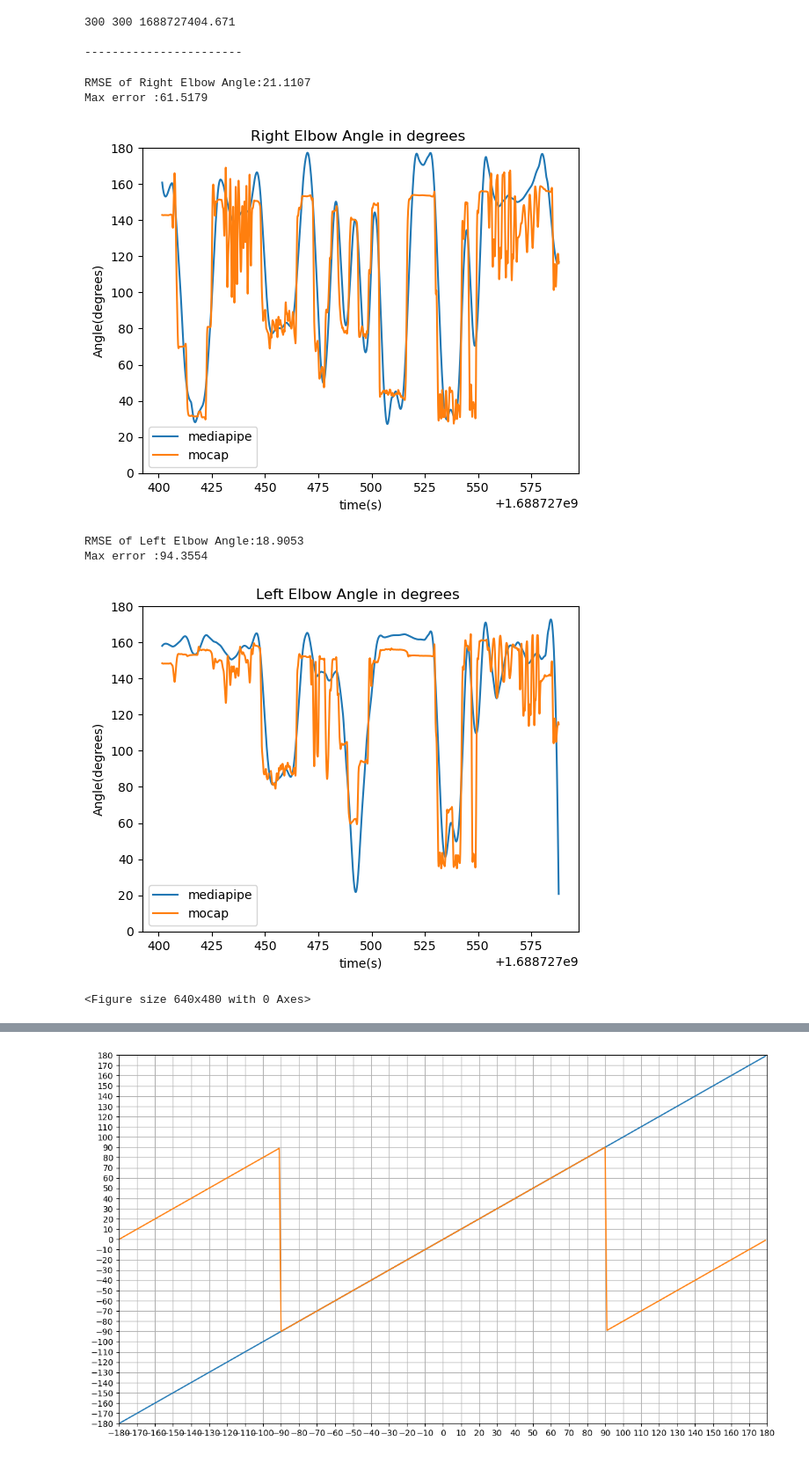
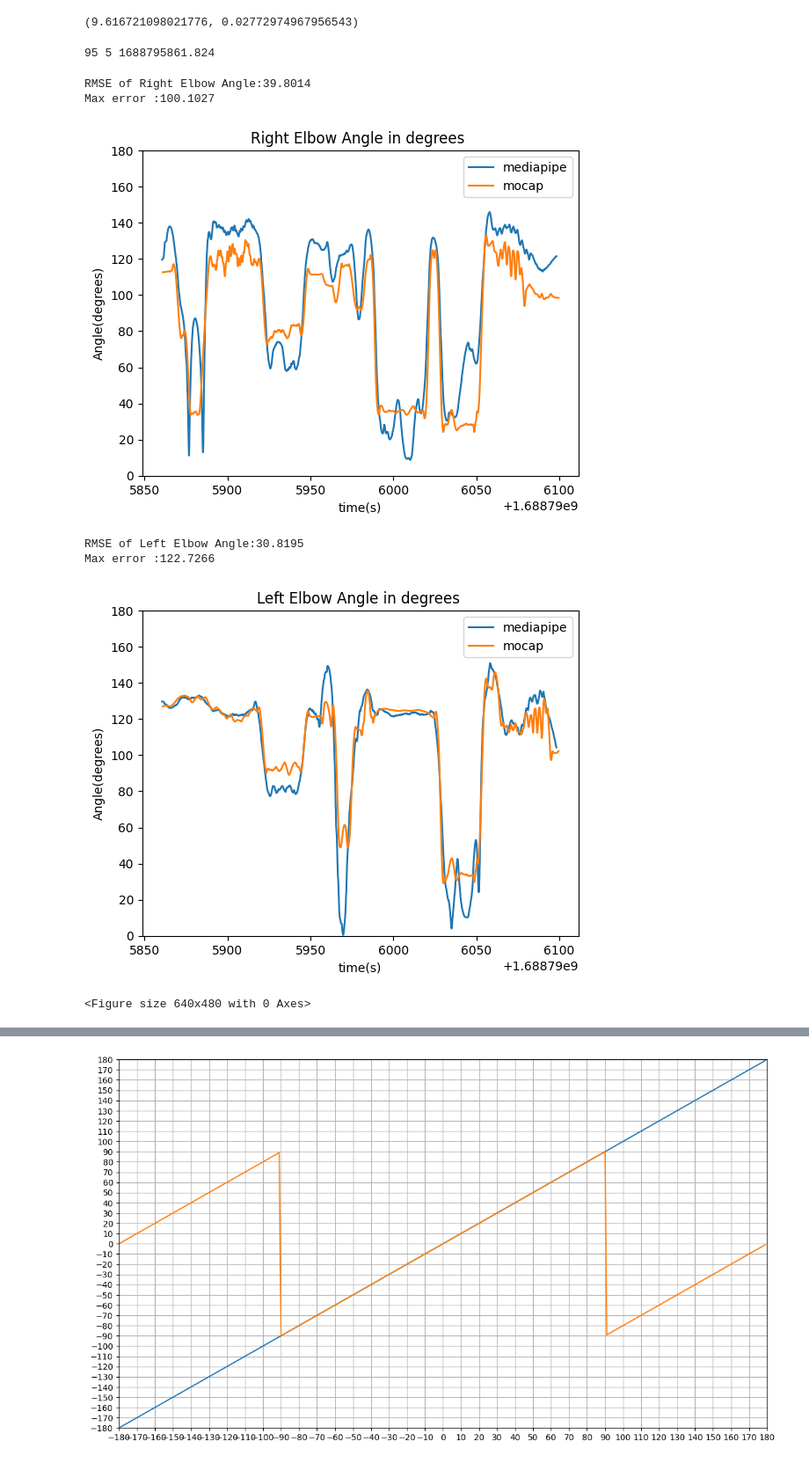
Before and after one commit to ArpanJohn/PoseEstimation, a Jupyter notebook: upperbody/5.Euler angles.ipynb, the cells around one changed output, grey strips where cells are left out. Shown at 88% size. Drawn from its saved outputs; the diff is of its cells as text; code cells hidden in the pictures.

```diff
--- a/upperbody/5.Euler angles.ipynb
+++ b/upperbody/5.Euler angles.ipynb
@@ -89,3 +92,7 @@ df_mpipe=df2
+# %%
+print(RMSE(df_mocap['epoch_time'].tolist(),df_mpipe['epoch_time'].tolist(),df_mocap['epoch_time'].to_numpy(),df_mpipe['epoch_time'].to_numpy()))
+# %% [output]
+(9.616721098021776, 0.02772974967956543)
 # %%
 def pvt_mpipe(x,t,ylabel='Angle (degrees)'):
     y=[]
@@ -115,13 +122,11 @@ def pvt_mpipe(x,t,ylabel='Angle (degrees)'):
     plt.ylabel('Angle(degrees)')
     plt.legend(['mediapipe','mocap'])
 
-def pvt_mocap(x,t,ylabel='Angle (degrees)'):
+def pvt(x,t):
     y=[]
     for i in x:
         y.append(i)
-    w = savgol_filter(y,  101,3)
-    plt.plot(t,w)
-    plt.ylabel(ylabel)
+    plt.plot(t,y)
     plt.xlabel('time(s)')
     plt.ylabel('Angle(degrees)')
     plt.legend(['mediapipe','mocap'])
@@ -146,10 +151,8 @@ def save_graph_to_pptx(prs, graph, description, slide_width=6, slide_height=4.5)
 # %%
 # Finding the calibration frame
 f = False
-for ind, val in enumerate(df_mpipe['epoch_time'].tolist()):
-    if ind < 300:
-        continue
-    for i, v in enumerate(df_mocap['epoch_time'].tolist()):
+for ind, val in enumerate(df_mocap['epoch_time'].tolist()):
+    for i, v in enumerate(df_mpipe['epoch_time'].tolist()):
         if v == round(val,3):
             print(ind, i, round(val,3))
             mpipe_cf = ind
@@ -161,22 +164,22 @@ for ind, val in enumerate(df_mpipe['epoch_time'].tolist()):
 
 # If no matching calibration frame is found, set default calibration frames
 if not f:
-    mpipe_cf = 20
-    mocap_cf = 20
+    mpipe_cf = 10
+    mocap_cf = 100
 
-print('\n-----------------------\n')
+# print('\n-----------------------\n')
 
-# Printing additional matches if available
-matches=[]
-for ind, val in enumerate(df_mpipe['epoch_time'].tolist()):
-    for i, v in enumerate(df_mocap['epoch_time'].tolist()):
-        if v == val:
-            # print(ind, i, val)
-            matches.append((ind, i, round(val,3)))
+# # Printing additional matches if available
+# matches=[]
+# for ind, val in enumerate(df_mpipe['epoch_time'].tolist()):
+#     for i, v in enumerate(df_mocap['epoch_time'].tolist()):
+#         if v == round(val,3):
+#             # print(ind, i, val)
+#             matches.append((ind, i, val))
+
+# print(len(matches))
 # %% [output]
-300 300 1688727404.671
-
------------------------
+95 5 1688795861.824
 # %%
 # Calculating the elbow angle using mediapipe and mocap data
 mpipeRightElbowAngle, mocapRightElbowAngle = [], []
@@ -208,8 +211,8 @@ for i in range(len(df_mocap['epoch_time'].tolist())):
                                            [df_mocap['LW_x'][i], df_mocap['LW_y'][i], df_mocap['LW_z'][i]]))
 # %%
 # graph right elbow angle
-pvt_mpipe(mpipeRightElbowAngle,df_mpipe['epoch_time'].tolist())
-pvt_mocap(mocapRightElbowAngle,df_mocap['epoch_time'].tolist())
+pvt(mpipeRightElbowAngle,df_mpipe['epoch_time'].tolist())
+pvt(mocapRightElbowAngle,df_mocap['epoch_time'].tolist())
 plt.title('Right Elbow Angle in degrees ')
 plt.ylim(0,180)
 rmse,me=RMSE(mocapRightElbowAngle,mpipeRightElbowAngle,df_mocap['epoch_time'].to_numpy(),df_mpipe['epoch_time'].to_numpy())
@@ -223,41 +226,41 @@ buffer.seek(0)
 
 # Save the buffer to a list
 graphs.append(buffer)
 RMSEs.append(RMSE_str)
 plt.show()
 
 # Clear the figure for the next graph
 plt.clf()
 
 #test graph left elbow angle
-pvt_mpipe(mpipeLeftElbowAngle,df_mpipe['epoch_time'].tolist())
-pvt_mocap(mocapLeftElbowAngle,df_mocap['epoch_time'].tolist())
+pvt(mpipeLeftElbowAngle,df_mpipe['epoch_time'].tolist())
+pvt(mocapLeftElbowAngle,df_mocap['epoch_time'].tolist())
 plt.title('Left Elbow Angle in degrees ')
 plt.ylim(0,180)
 rmse,me=RMSE(mocapLeftElbowAngle,mpipeLeftElbowAngle,df_mocap['epoch_time'].to_numpy(),df_mpipe['epoch_time'].to_numpy())
 RMSE_str='RMSE of Left Elbow Angle:'+str(f"{rmse:.4f} \nMax error :{me:.4f}")
 print(RMSE_str)
 
 # Save the graph to an in-memory buffer
 buffer = BytesIO()
 plt.savefig(buffer, format='png')
 buffer.seek(0)
 
 # Save the buffer to a list
 graphs.append(buffer)
 RMSEs.append(RMSE_str)
 
 plt.show()
 
 # Clear the figure for the next graph
 plt.clf()
 # %% [output]
-RMSE of Right Elbow Angle:21.1107
-Max error :61.5179
+RMSE of Right Elbow Angle:39.8014
+Max error :100.1027
-[figure, old version]
+[figure, new version]
-RMSE of Left Elbow Angle:18.9053
-Max error :94.3554
+RMSE of Left Elbow Angle:30.8195
+Max error :122.7266
-[figure, old version]
+[figure, new version]
 <Figure size 640x480 with 0 Axes>
 # %%
 df_mocap.rename(columns={'ls_x':'LS_x','ls_y':'LS_y','ls_z':'LS_z','le_x':'LE_x','le_y':'LE_y','le_z':'LE_z','lw_x':'LW_x','lw_y':'LW_y','lw_z':'LW_z',
```
Also changed, not shown: parts of 9 cells of this notebook, 3 other files.
